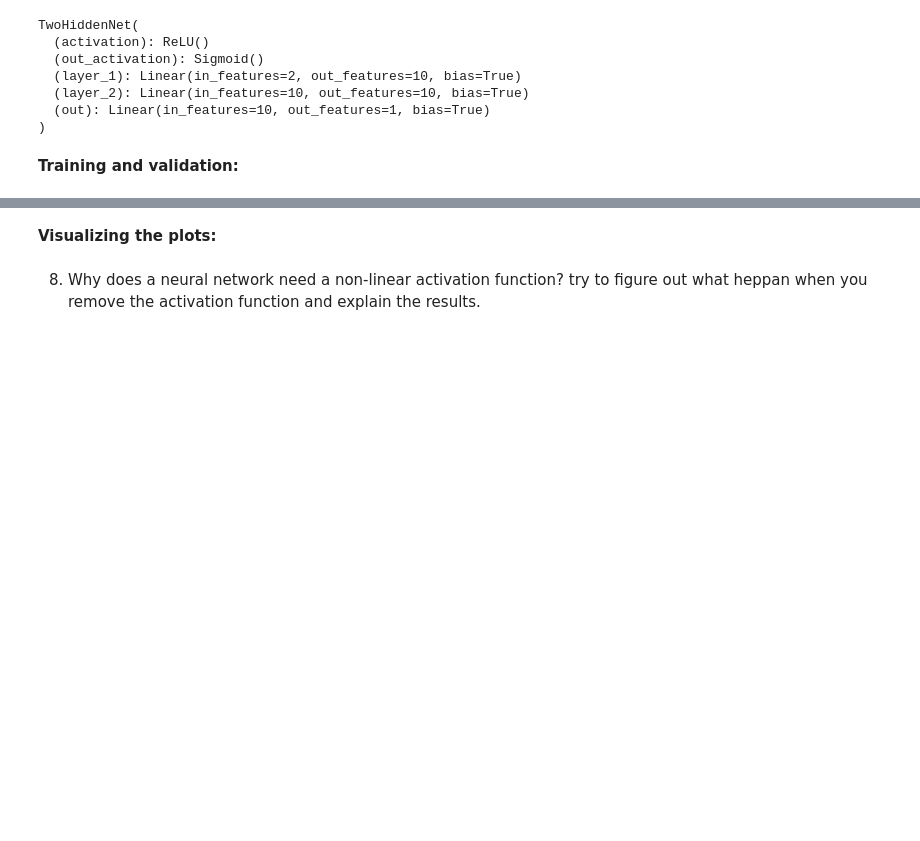
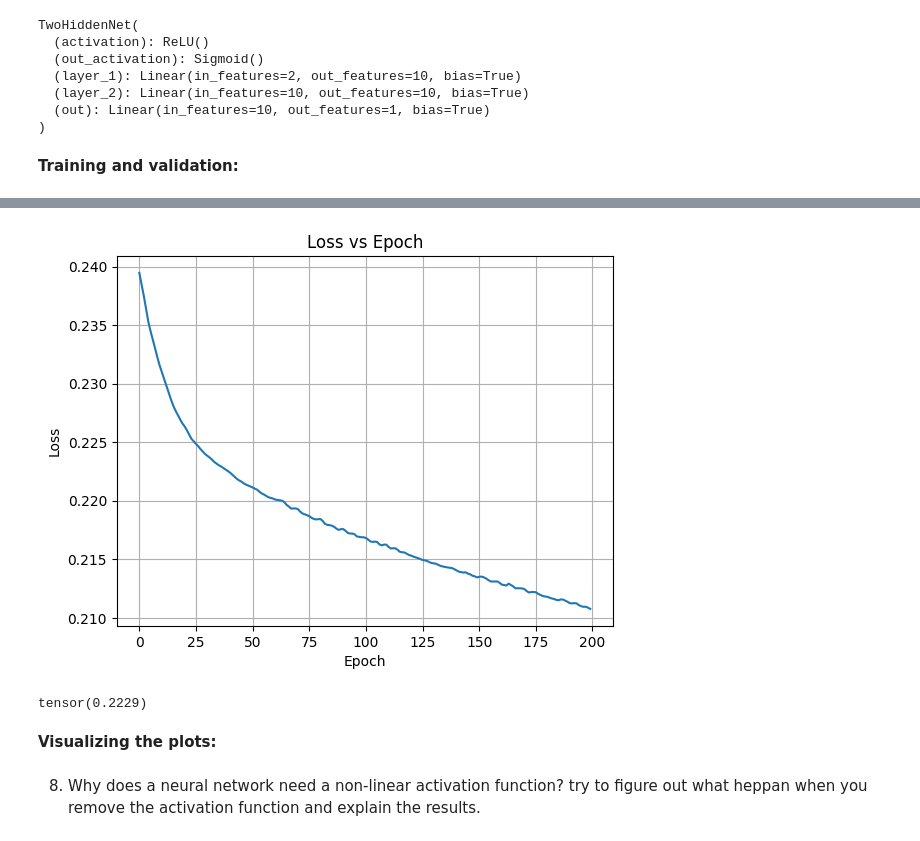
Before and after one commit to arbelkatzir/TAU, a Jupyter notebook: DL/HW1/EX_1_Intro_to_DL.ipynb, the cells around one changed output, grey strips where cells are left out. Saved outputs shown, nothing was run; the diff lists cells and outputs as text; code cells hidden in the pictures; blank space fills up the shorter version.

Commit message:
eval net2

```diff
--- a/DL/HW1/EX_1_Intro_to_DL.ipynb
+++ b/DL/HW1/EX_1_Intro_to_DL.ipynb
@@ -384,7 +384,7 @@ optimizer = torch.optim.Adam(net2.parameters(), lr=0.01)
 **Training and validation:**
 # %%
 # Define hyperparameters
-epochs = 100
+epochs = 200
 losses = []
 
 for i in range(epochs):
@@ -417,2 +427,21 @@ Epoch: 90, Loss: 0.2581803500652313
+# %%
+# Plot loss vs. epoch
+plt.plot(range(epochs), losses)
+plt.title("Loss vs Epoch")
+plt.xlabel("Epoch")
+plt.ylabel("Loss")
+plt.grid()
+plt.show()
+# %% [output]
+[figure, added]
+# %%
+# Eval
+with torch.no_grad(): # turn off backpropogation
+    y_eval = net2.forward(x_test_tensor)
+    loss = criterion(y_eval, y_test_tensor)
+
+loss
+# %% [output]
+tensor(0.2229)
 # %% [markdown]
 **Visualizing the plots:**
```
Also changed, not shown: parts of 2 cells of this notebook.
